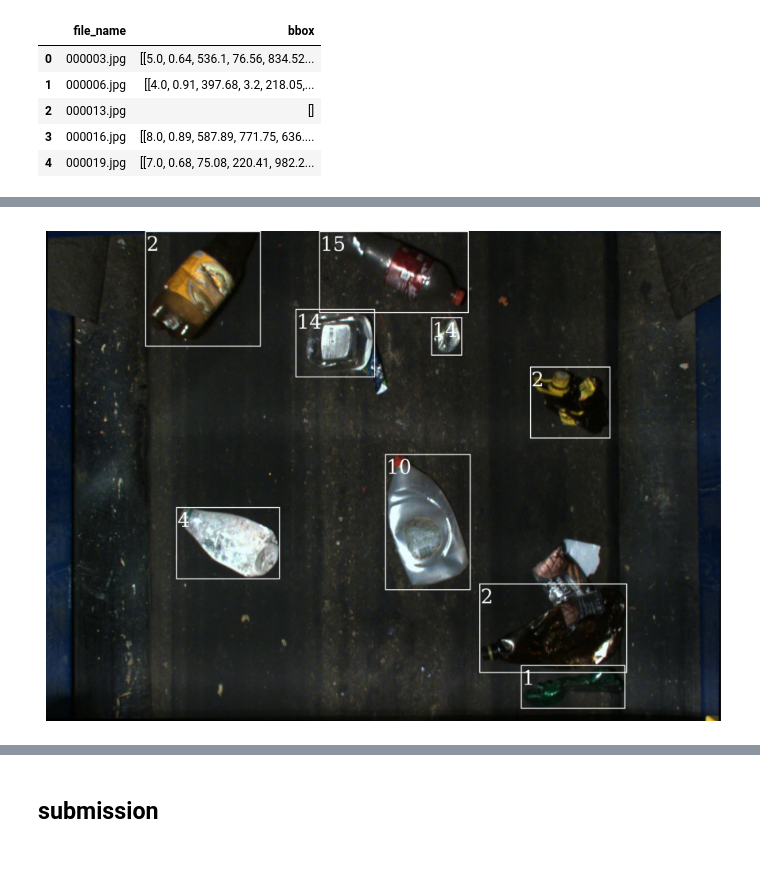
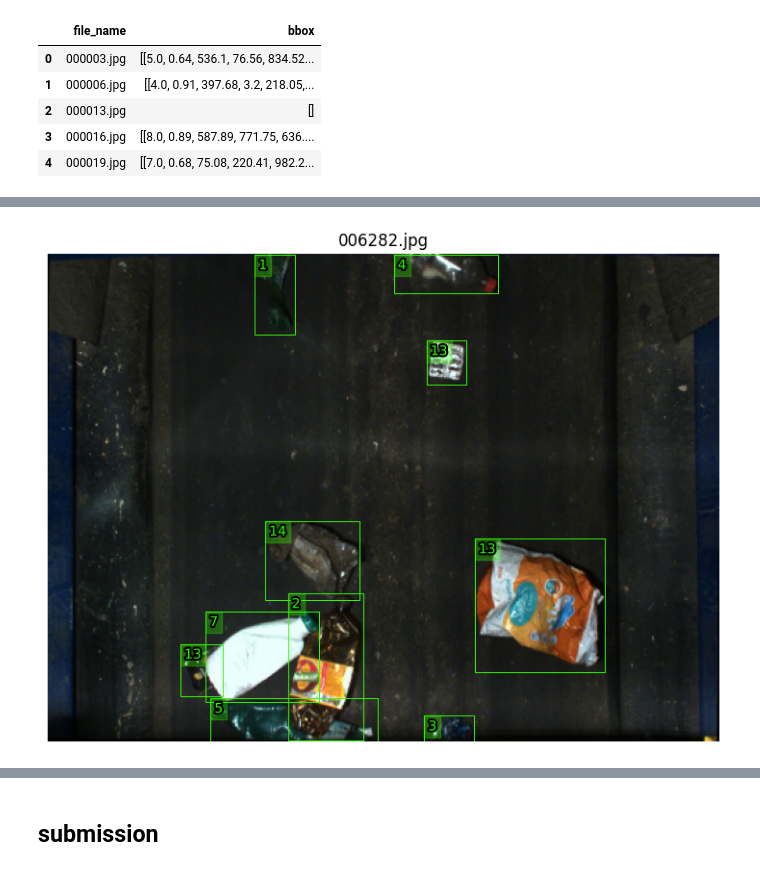
Before and after one commit to aufflammen/waste_detection, a Jupyter notebook: waste_detection.ipynb, the cells around one changed output, grey strips where cells are left out. Saved outputs shown, nothing was run; the diff lists cells and outputs as text; code cells hidden in the pictures.

```diff
--- a/waste_detection.ipynb
+++ b/waste_detection.ipynb
@@ -201,33 +227,3 @@ plot_bounding_boxes(image_name, annotations)
-# %%
-image_name = '006638.jpg'
-# image_name = np.random.choice(img_names)
-image = Image.open(PATH.joinpath('images', image_name))
-image = v2.functional.to_image(image)
-
-boxes = torch.tensor(annotations[image_name]['boxes'])
-# boxes = box_convert(boxes, in_fmt='xywh', out_fmt='xyxy')
-labels = annotations[image_name]['labels']
-# labels_cls = [idx_to_class[idx] for idx in labels]
-labels_cls = [str(idx) for idx in labels]
-
-
-bounding_boxes_image = v2.functional.to_pil_image(
-    draw_bounding_boxes(
-        image,
-        boxes,
-        labels_cls,
-        colors='#ffffff',
-        width=3,
-        font=font_manager.findSystemFonts(fontext='ttf')[1],
-        font_size=60
-    ))
-
-fig, ax = plt.subplots(figsize=(12, 8))
-ax.imshow(bounding_boxes_image)
-ax.axis('off')
-plt.show()
-# %% [output]
-[figure, removed]
 # %%
 class CustomDataset(Dataset):
     def __init__(self, path, img_names, annotations=None, transform=None):
@@ -262,15 +278,38 @@ class CustomDataset(Dataset):
 # %%
-train_transform = v2.Compose([
-    v2.ToImage(),
-    v2.ToDtype(torch.float32, scale=True)
-])
+MAX_SIZE = 512
 
-test_transform = v2.Compose([
-    v2.ToImage(),
-    v2.ToDtype(torch.float32, scale=True)
+train_transform = A.Compose([
+    A.LongestMaxSize(max_size=MAX_SIZE),  # Изменение размера по длинной стороне
+    # A.PadIfNeeded(min_height=MAX_SIZE, min_width=MAX_SIZE, border_mode=cv2.BORDER_CONSTANT, value=(0, 0, 0)),
+    # A.PadIfNeeded(min_height=MAX_SIZE, min_width=MAX_SIZE, border_mode=cv2.BORDER_REFLECT), # Дополнить до нужного размера
+    A.HorizontalFlip(.5),
+    A.RandomBrightnessContrast(p=.2),
+    A.Normalize(mean=(0.485, 0.456, 0.406), std=(0.229, 0.224, 0.225)),
+    ToTensorV2(),
+], bbox_params=A.BboxParams(format='pascal_voc', label_fields=['class_labels']))
+
+
+val_transform = A.Compose([
+    A.LongestMaxSize(max_size=MAX_SIZE),
+    # A.PadIfNeeded(min_height=MAX_SIZE, min_width=MAX_SIZE, border_mode=cv2.BORDER_CONSTANT, value=(0, 0, 0)),
+    A.Normalize(mean=(0.485, 0.456, 0.406), std=(0.229, 0.224, 0.225)),
+    ToTensorV2(),
+], bbox_params=A.BboxParams(format='pascal_voc', label_fields=['class_labels']))
+
+
+test_transform = A.Compose([
+    A.LongestMaxSize(max_size=MAX_SIZE),
+    A.Normalize(mean=(0.485, 0.456, 0.406), std=(0.229, 0.224, 0.225)),
+    ToTensorV2(),
 ])
 
 
 train_set = CustomDataset(img_path, train_img, annotations, transform=train_transform)
-val_set = CustomDataset(img_path, val_img, annotations, transform=test_transform)
-test_set = CustomDataset(img_path, test_img, transform=test_transform)
+val_set = CustomDataset(img_path, val_img, annotations, transform=val_transform)
+test_set = CustomDatasetTest(img_path, test_img, transform=test_transform)
+# %%
+random_idx = np.random.choice(len(train_set))
+
+draw_bounding_boxes(train_set[random_idx])
+# %% [output]
+[figure, added]
```
Also changed, not shown: parts of 30 cells of this notebook, 1 other file.
